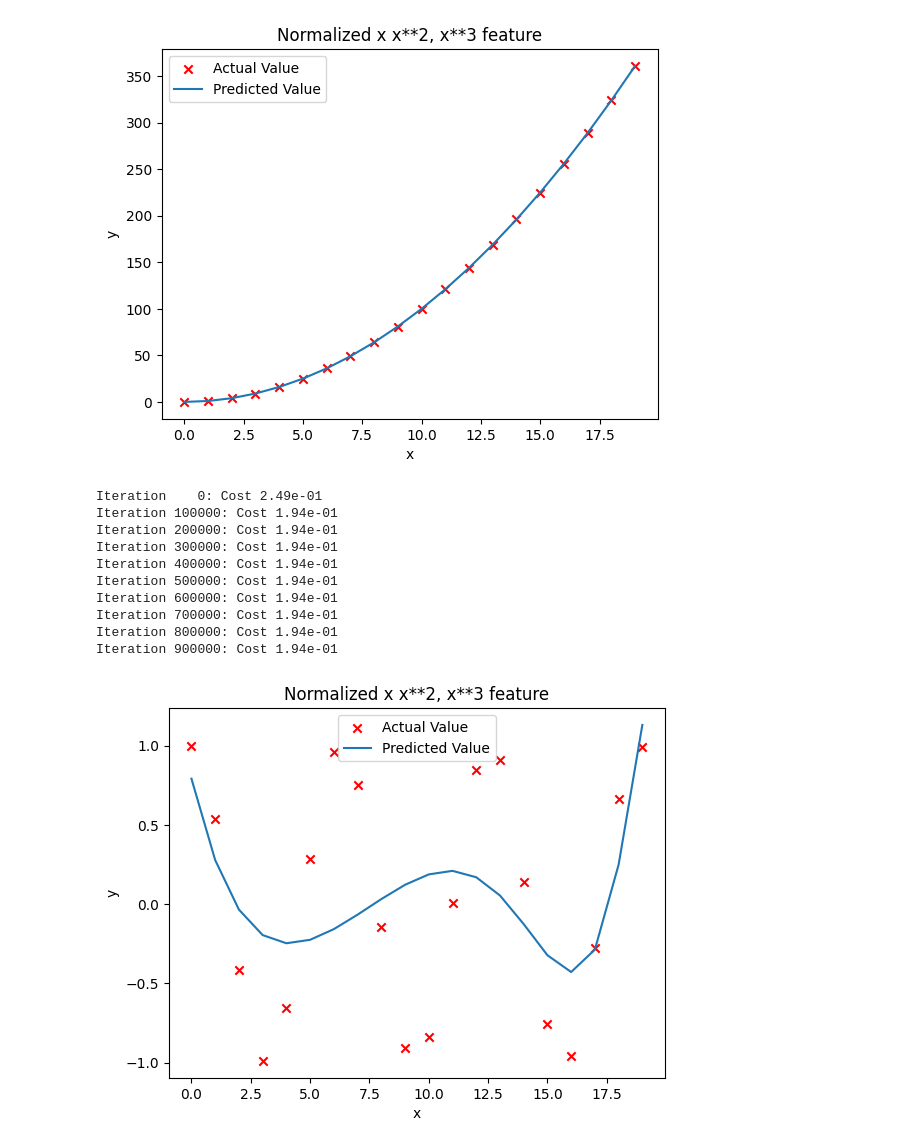
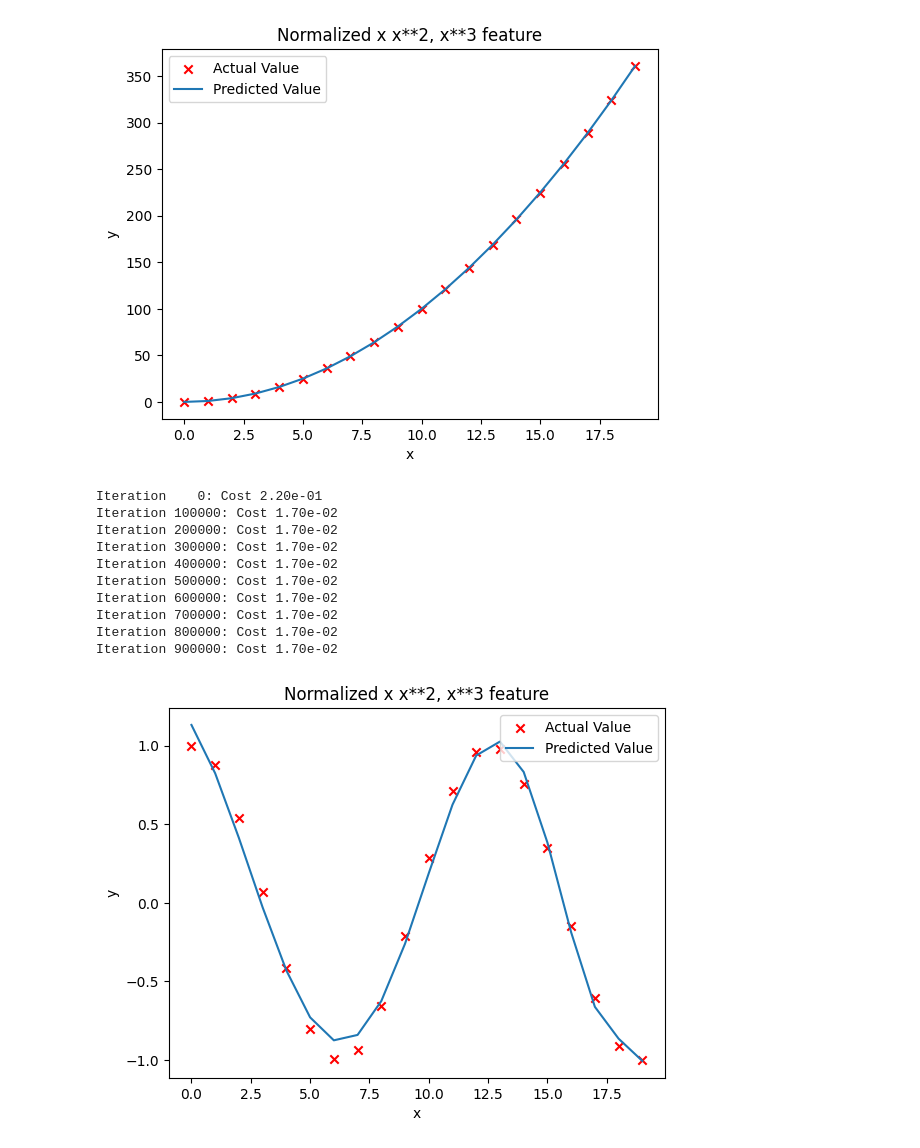
Before and after one commit to sambhavgsharma/MLSpecializationLabs, a Jupyter notebook: Feat_Engg_Polyn_Regression.ipynb, the cells around one changed output. Cells and saved outputs as stored; diff of their text form; code cells hidden in the pictures.

```diff
--- a/Feat_Engg_Polyn_Regression.ipynb
+++ b/Feat_Engg_Polyn_Regression.ipynb
@@ -153,25 +153,25 @@ b:123.49999999999994
 # %%
 # Feature Engineering can be done on more complex functions.
 # Such as the cos function
 
 x = np.arange(0,20,1)
-y = np.cos(x)
+y = np.cos(x/2)
 
 X = np.c_[x, x**2, x**3, x**4, x**5, x**6, x**7, x**8, x**9, x**10, x**11, x**12, x**13]
 X = zscore_normalize_features(X)
 
 model_w, model_b = run_gradient_descent(X, y, iterations=1000000, alpha=1e-1)
 plt.scatter(x, y, marker='x', c='r', label="Actual Value"); plt.title("Normalized x x**2, x**3 feature")
 plt.plot(x,X@model_w + model_b, label="Predicted Value"); plt.xlabel("x"); plt.ylabel("y"); plt.legend(); plt.show()
 # %% [output]
-Iteration    0: Cost 2.49e-01
-Iteration 100000: Cost 1.94e-01
-Iteration 200000: Cost 1.94e-01
-Iteration 300000: Cost 1.94e-01
-Iteration 400000: Cost 1.94e-01
-Iteration 500000: Cost 1.94e-01
-Iteration 600000: Cost 1.94e-01
-Iteration 700000: Cost 1.94e-01
-Iteration 800000: Cost 1.94e-01
-Iteration 900000: Cost 1.94e-01
+Iteration    0: Cost 2.20e-01
+Iteration 100000: Cost 1.70e-02
+Iteration 200000: Cost 1.70e-02
+Iteration 300000: Cost 1.70e-02
+Iteration 400000: Cost 1.70e-02
+Iteration 500000: Cost 1.70e-02
+Iteration 600000: Cost 1.70e-02
+Iteration 700000: Cost 1.70e-02
+Iteration 800000: Cost 1.70e-02
+Iteration 900000: Cost 1.70e-02
-[figure, old version]
+[figure, new version]
```
